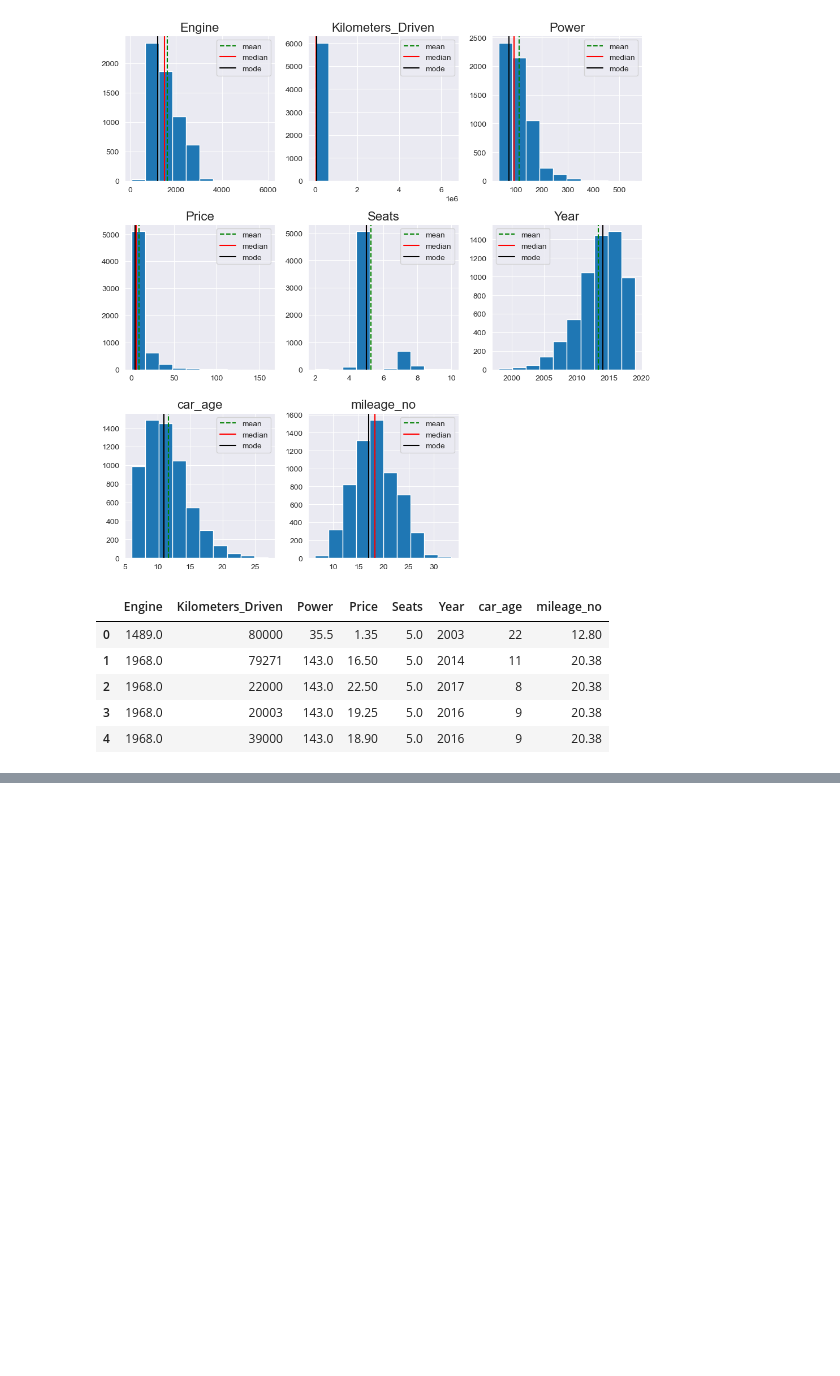
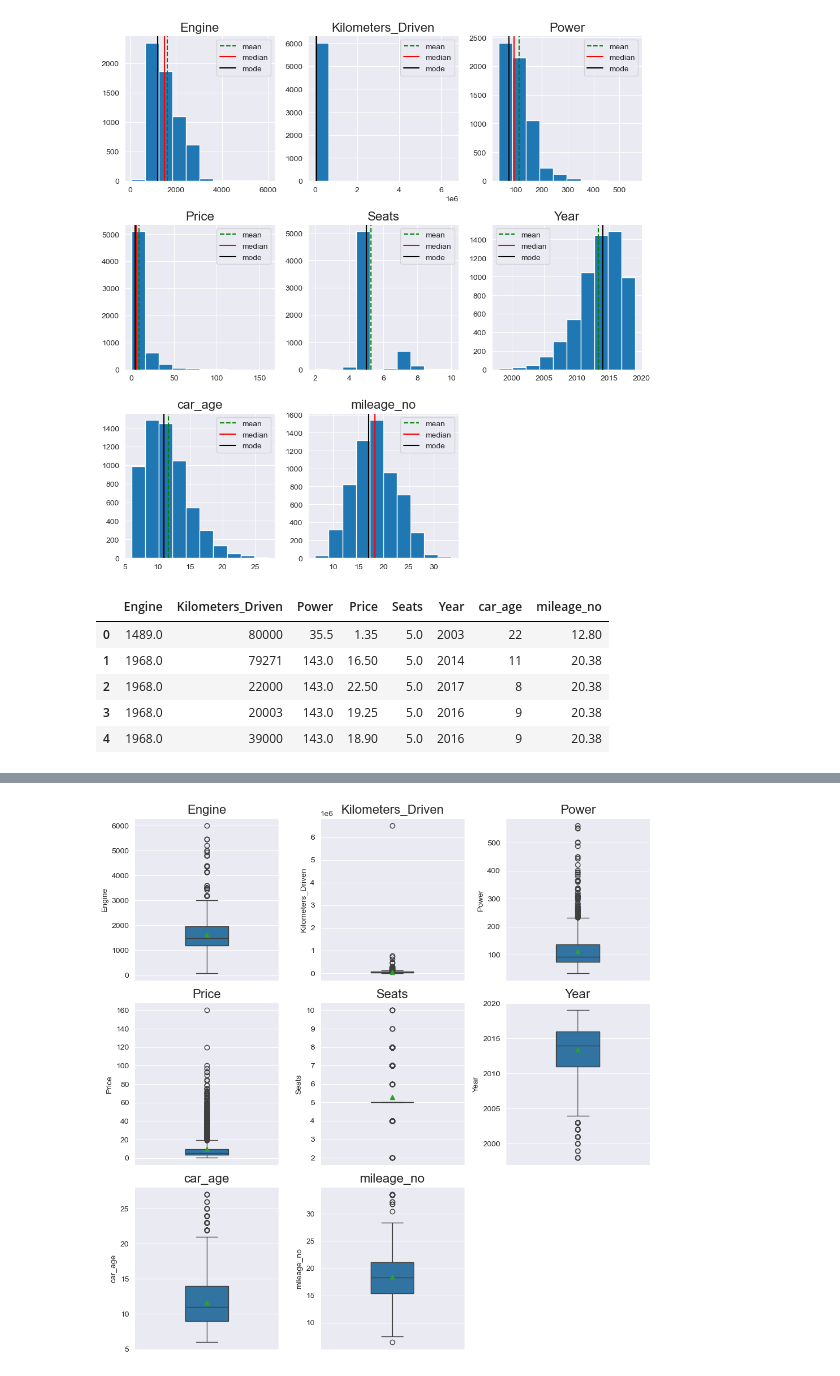
Before and after one commit to ashutosh-bhagat/Car-Resale-Price, a Jupyter notebook: app.ipynb, the cells around one changed output, grey strips where cells are left out. Saved outputs shown, nothing was run; the diff lists cells and outputs as text; code cells hidden in the pictures; blank space fills up the shorter version.

```diff
--- a/app.ipynb
+++ b/app.ipynb
@@ -1022,0 +1026,38 @@ plt.show()
+# %%
+def boxplot_overview(df):
+    """
+    This function below generates a subplots of `box plots` &
+    showing the `distribution of the numerical variable input with outliers`.
+
+    * Generates subplots for each numerical variable in a three column structure.
+    * The function takes the Pandas dataframe as the input
+    * The function selects the numerical variables from the applied dataframe.
+    * It shows the `mean` in the boxplot.
+    * `sns.set_style` - sets the Seaborn theme
+    * `subplot_nrows` - calculated number of subplot rows
+    * `subplot_ncols` - configures the three column structure subplots
+    * `figsize` - indicates the size of the plot
+    * `sns.reset_defaults()` - resets Seaborn themes and settings to default
+    """
+
+    num_vars = df.select_dtypes(include=np.number).columns.to_list()
+    plt.figure(figsize=(10, 10))
+    for i in range(len(num_vars)):
+        # Set seaborn theme
+        sns.set_style("darkgrid")
+        # Subplot no of columns
+        subplot_ncols = math.ceil(np.sqrt(len(num_vars)) )
+        # Subplot no of rows
+        subplot_nrows = math.ceil(len(num_vars) / subplot_ncols)
+
+        plt.subplot(subplot_nrows, subplot_ncols, i + 1)
+        sns.boxplot(y=df[num_vars[i]], width=0.3, showmeans=True)
+        plt.tight_layout()
+        plt.title(num_vars[i], fontsize=16)
+    plt.show()
+    # Reset seaborn theme
+    sns.reset_defaults()
+
+boxplot_overview(df)
+# %% [output]
+[figure, added]
```
Also changed, not shown: parts of 4 cells of this notebook.
